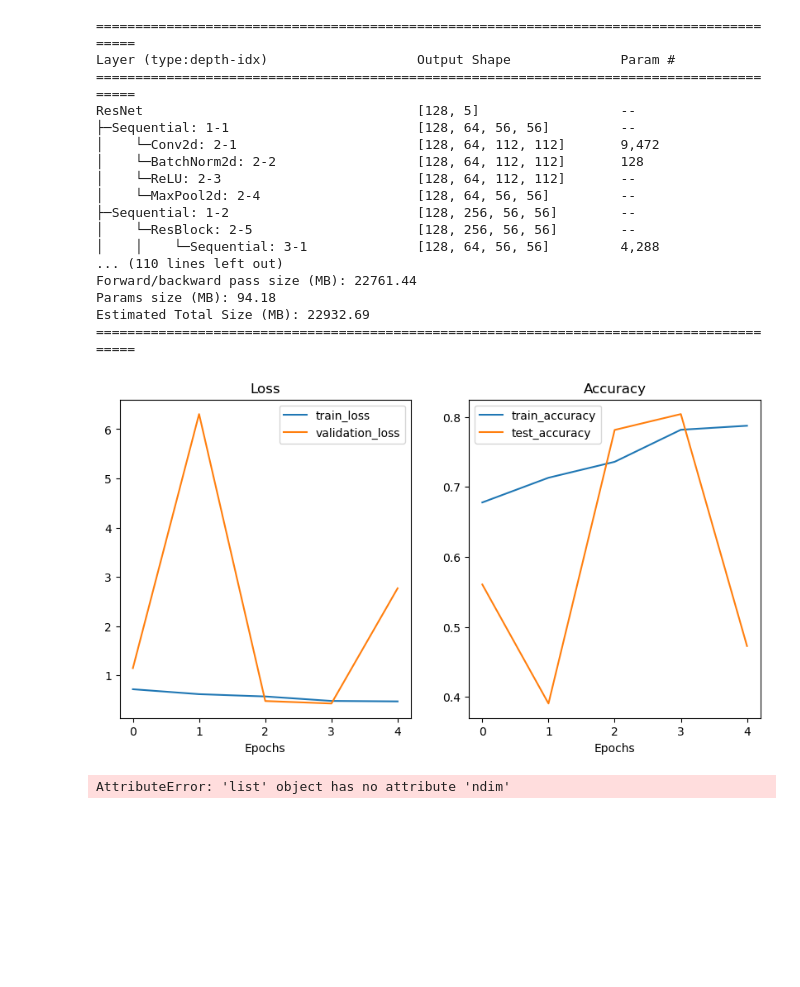
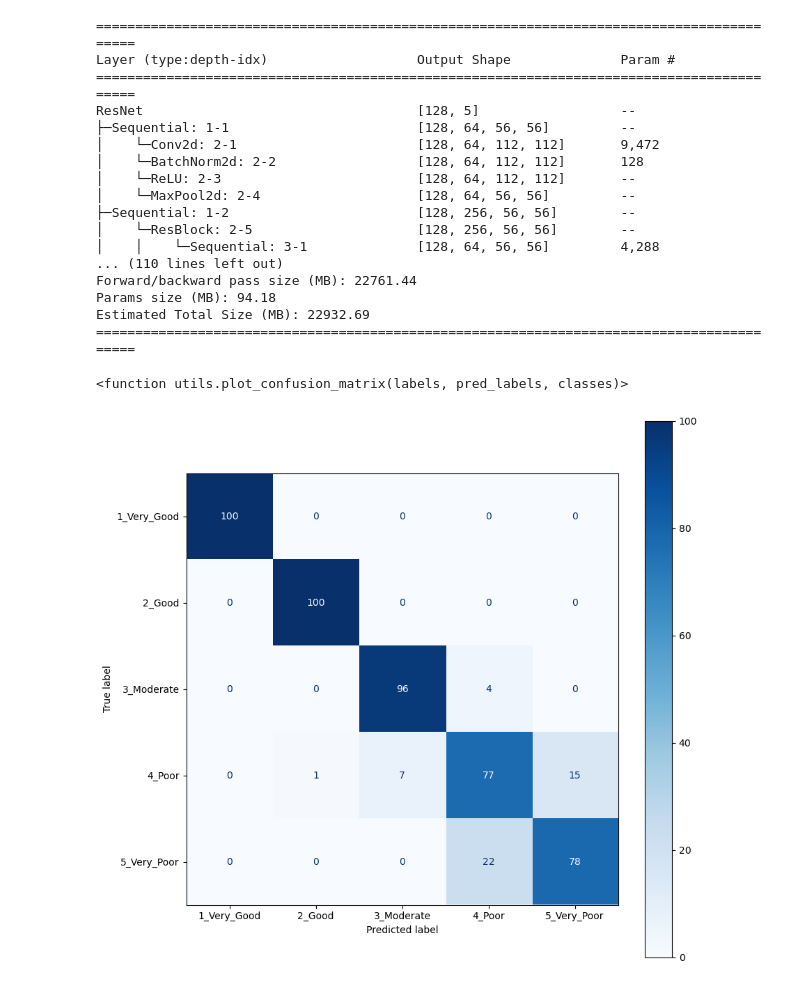
Before and after one commit to J-Mina/AQAUIS, a Jupyter notebook: Code/resnet50_1k_impl.ipynb, the cells around one changed output. Saved outputs shown, nothing was run; the diff lists cells and outputs as text; code cells hidden in the pictures; blank space fills up the shorter version.

```diff
--- a/Code/resnet50_1k_impl.ipynb
+++ b/Code/resnet50_1k_impl.ipynb
@@ -50,9 +50,13 @@ train_dir = data_dir / Path('train/')
 validation_dir = data_dir / Path('validation/')
 test_dir = data_dir / Path('test/')
 
-BATCH_SIZE = 128 # in the ResNet is 128 but my GPU doesn't have enough memory for that
+BATCH_SIZE = 32 # in the ResNet is 128 but my GPU doesn't have enough memory for that
 
-train_dataloader, validation_dataloader, test_dataloader, class_names, train_data, validation_data, test_data = create_dataloaders(train_dir,test_dir,validation_dir,data_transform, 32)
+train_dataloader, validation_dataloader, test_dataloader, class_names, train_data, validation_data, test_data = create_dataloaders(train_dir = train_dir,
+                                                                                                                                   test_dir = test_dir,
+                                                                                                                                   validation_dir = validation_dir,
+                                                                                                                                   transform = data_transform,
+                                                                                                                                   batch_size = BATCH_SIZE)
 # %%
 torch.cuda.empty_cache()
 # %%
@@ -181,8 +189,3 @@ Forward/backward pass size (MB): 22761.44
 Params size (MB): 94.18
 Estimated Total Size (MB): 22932.69
 ==========================================================================================
-# %%
-from utils import plot_loss_curves
-plot_loss_curves(model_results)
-# %% [output]
-[figure, removed]
@@ -208,17 +192,12 @@ y_pred_tensor = torch.cat(y_preds)
-# %%
-from torchmetrics import ConfusionMatrix
-from mlxtend.plotting import plot_confusion_matrix
-
-# 2. Setup confusion matrix instance and compare predictions to targets
-confmat = ConfusionMatrix(num_classes=len(class_names), task='multiclass')
-confmat_tensor = confmat(preds=y_pred_tensor,
-                         target=test_data.targets)
-
-# 3. Plot the confusion matrix
-fig, ax = plot_confusion_matrix(
-    conf_mat=confmat_tensor.numpy(), # matplotlib likes working with NumPy
-    class_names=class_names, # turn the row and column labels into class names
-    figsize=(10, 7)
-);
-# %% [output]
-AttributeError: 'list' object has no attribute 'ndim'
+# %%
+from utils import get_predictions, plot_confusion_matrix
+
+classes = os.listdir(dataset_path)
+
+images, labels, probs = get_predictions(model_1,test_dataloader,device)
+pred_labels = torch.argmax(probs, 1)
+plot_confusion_matrix(labels, pred_labels, classes)
+plot_confusion_matrix
+# %% [output]
+<function utils.plot_confusion_matrix(labels, pred_labels, classes)>
+[figure, added]
```
Also changed, not shown: parts of 8 cells of this notebook, 8 other files.
